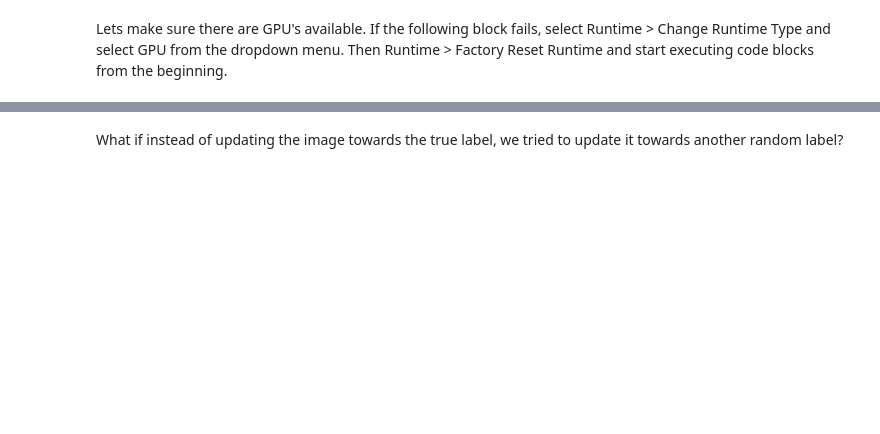
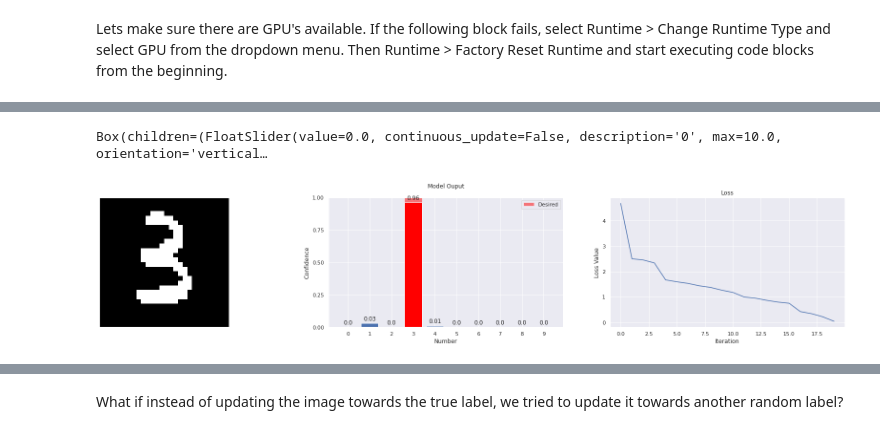
Before and after one commit to deokdecef44cnsnddos9ndam/ml-security, a Jupyter notebook: ai_for_streetfighters.ipynb, the cells around one changed output, grey strips where cells are left out. Drawn from its saved outputs; the diff is of its cells as text; code cells hidden in the pictures; blank space fills up the shorter version.

```diff
--- a/ai_for_streetfighters.ipynb
+++ b/ai_for_streetfighters.ipynb
@@ -4,0 +8,4 @@ This notebook will walk you through the process of creating a classifier that ca
+# %%
+# Code Blocks will contain a "play" button to the right of them. Pressing play
+# will execute the code they contain and modify the program state.
+i = 0
@@ -4,0 +20,4 @@ This notebook will walk you through the process of creating a classifier that ca
+# %%
+# Code Blocks can be executed more than once.
+i += 1
+print(i)
@@ -4,0 +26,5 @@ This notebook will walk you through the process of creating a classifier that ca
+# %%
+# Code Blocks can be executed in any order, but this notebook is designed to be
+# run sequentially
+i *=2
+print(i)
@@ -350,0 +215,42 @@ Loss after updating the image: 0.0009788295719772577
+# %%
+#@markdown 1.5.3
+
+#@markdown To get a little more intuition for how the loss provides feed back to the model output, lets pretend we are the model.
+#@markdown The sliders correspond to our raw confidence outputs for each of the classes.
+
+#@markdown Minimize the loss by adjusting the sliders. Pay attention to the scaling of the loss.
+
+import random
+sample_image = torch.load('mlsec/images/3.pt').to(device)
+
+def update(*args, **kwargs):
+  slider_values  = torch.tensor([s.value for s in sliders])
+  probs = slider_values / torch.sum(slider_values)
+  loss_history.append(loss_fn(probs.view(-1, 10), mlsec.mnist.make_label(3, torch.device('cpu'))))
+  mlsec.plots.progress_no_inference(sample_image, probs.view(-1, 10), loss_history, 3)
+  display.clear_output(wait=True)
+  display.display(widgets.Box(sliders))
+
+def make_slider(i):
+  s = widgets.FloatSlider(
+    value=10 * random.random(),
+    min=0,
+    max=10.0,
+    step=0.1,
+    description=f'{i}',
+    disabled=False,
+    continuous_update=False,
+    orientation='vertical',
+    readout=True,
+    readout_format='.1f',
+  )
+  s.observe(update, names='value')
+  return s
+
+sliders = [make_slider(i) for i in range(10)]
+loss_history = []
+
+update()
+# %% [output]
+Box(children=(FloatSlider(value=0.0, continuous_update=False, description='0', max=10.0, orientation='vertical…
+[figure, added]
```
Also changed, not shown: parts of 100 cells of this notebook.
